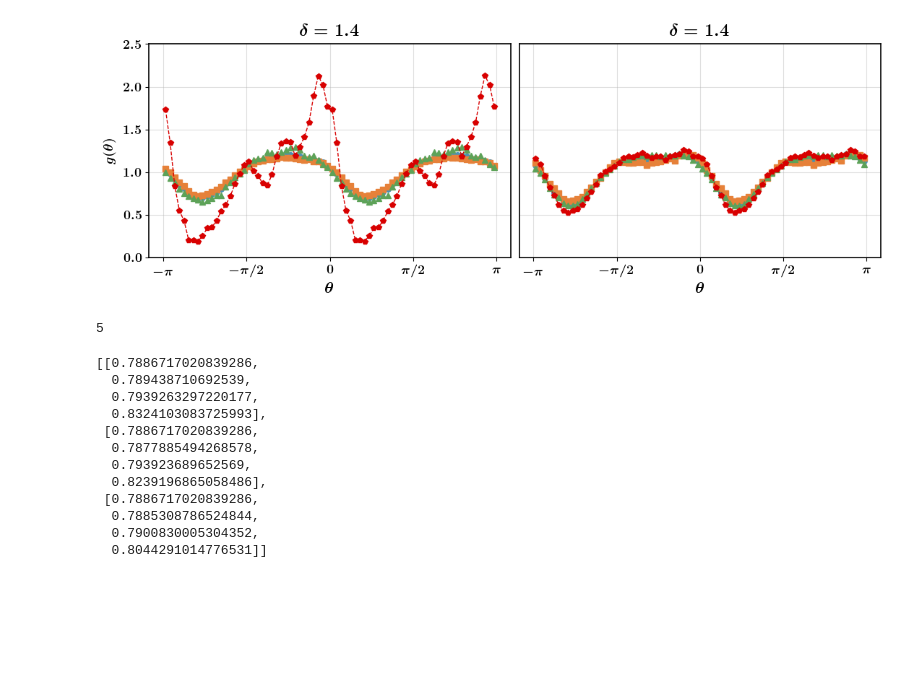
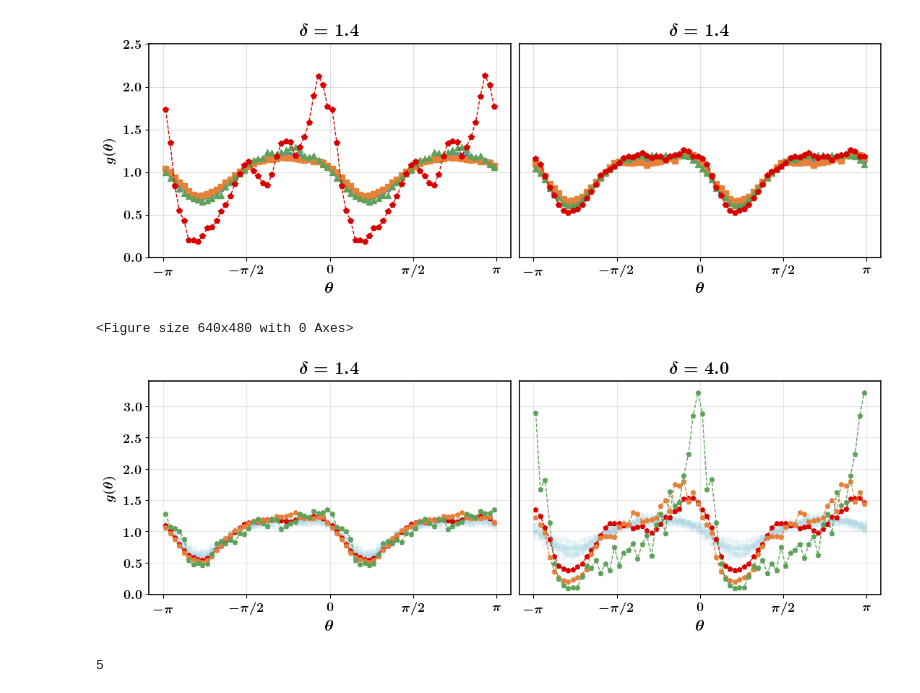
Before and after one commit to rahul-pandare/LF-DEM_notebooks, a Jupyter notebook: GSOE_poster.ipynb, the cells around one changed output. Drawn from its saved outputs; the diff is of its cells as text; code cells hidden in the pictures; blank space fills up the shorter version.

```diff
--- a/GSOE_poster.ipynb
+++ b/GSOE_poster.ipynb
@@ -942,9 +942,9 @@ contFile    = 'contacts.txt'
 # ]
 
 colors = [
-    ['#D3D3D3', '#D3D3D3', '#D3D3D3', '#D80000'],  # red last
-    ['#D3D3D3', '#D3D3D3', '#D3D3D3', '#e68139'],  # orange last
-    ['#D3D3D3', '#D3D3D3', '#D3D3D3', '#5da258']   # green last
+    ['#ADD8E6', '#ADD8E6', '#ADD8E6', '#D80000'],  # red last
+    ['#ADD8E6', '#ADD8E6', '#ADD8E6', '#e68139'],  # orange last
+    ['#ADD8E6', '#ADD8E6', '#ADD8E6', '#5da258']   # green last
 ]
 
 linestyles  = ['None', 'None', 'None', '--']
@@ -953,8 +953,7 @@ linestyles  = ['None', 'None', 'None', '--']
 topDir        = "/Volumes/rahul_2TB/high_bidispersity/new_data/"
 fig_save_path = '/Users/rahul/City College Dropbox/Rahul Pandare/CUNY/research/bidisperse_project/conferences/GSOE_poster/figures/'
 
-# both lists below should be of same length
-ar  = ['4.0'  , '1.4']
+ar  = ['1.4'  , '4.0']
 #phi = ['0.795', '0.765']
 
 ## phi vals for etar = 3500
@@ -1015,57 +1014,60 @@ for ij in range(len(vr)):
 
                 for n in range(len(contactAngleAllRuns)):
                     contactAngleList = [i for sub in contactAngleTotal[n] for i in sub]
                     contactAngleAllRuns[n].append(contactAngleList)
 
         # Loop for plotting histogram for each size pair
         for im in range(len(contactAngleAllRuns)):
             allContactAngles  = [i for sub in contactAngleAllRuns[im] for i in sub]
             counts, bin_edges = np.histogram(allContactAngles, bins = 72, density = True)
             bin_centers       = (bin_edges[:-1] + bin_edges[1:]) / 2
             countsAvg         = np.mean(counts)
-            axs[ii].plot(bin_centers, counts/countsAvg, linestyle = linestyles[im],
-                     marker=line_markers[im], markersize = 3,
-                         label=fr'\textbf{{{sizePair[ii]}}}', color = colors[ij][im])
+            zorder_mapping = {
+            '#D80000': 1,  # Red
+            '#e68139': 2,  # Orange
+            '#5da258': 3,  # Green
+            '#ADD8E6': 0   # Light Gray (should be in the background)
+            }
+
+            plot_color  = colors[ij][im]
+            zorder_value = zorder_mapping.get(plot_color, 1)
+            marker_alpha = 0.2 if plot_color == '#ADD8E6' else 1.0  # Reduce opacity for gray
+            markersize_value = 4.5 if arj == 4.0 else 1
+            axs[ii].plot(
+                bin_centers, counts / countsAvg, linestyle=linestyles[im],
+                marker=line_markers[im], markersize=markersize_value, alpha=marker_alpha,  # Apply dynamic alpha & size
+                label=fr'\textbf{{{sizePair[ii]}}}', color=plot_color,
+                zorder=zorder_value)
 
         xticks       = [-np.pi, -np.pi / 2, 0, np.pi / 2, np.pi]
         xtick_labels = [r'$-\pi$', r'$-\pi/2$', r'$0$', r'$\pi/2$', r'$\pi$']
         axs[ii].set_xticks(xticks, xtick_labels, fontsize = 13)
         axs[ii].set_xlabel(r'$\theta$',  fontsize = 16)
         axs[0].set_ylabel(r'$Z/\bar{Z}$', fontsize = 16)
-        axs[ii].set_title(fr'$\mathbf{{\delta = {arr}}}$', fontsize = 17, pad=8)
+        axs[ii].set_title(fr'$\mathbf{{\delta = {ar[ii]}}}$', fontsize = 17, pad=8)
 
-        axs[ii].grid(True, alpha=0.4, axis='both', which='both')
+        axs[ii].grid(True, alpha=0.3, axis='both', which='both')
         axs[0].set_ylabel(r'$g(\theta)$', fontsize = 13, labelpad=7) # comment this for 2.0 and 4.0
         axs[0].tick_params(axis='y', labelsize=13)
         axs[1].tick_params(axis='y', which='both', left=False, right=False, labelleft=False)
-        #axs[ii].set_ylim(0, 2.5)
+        axs[ii].set_ylim(-0.01, 3.4)
 
         for ax in axs.flat:
             ax.spines['top'].set_linewidth(1.2)
             ax.spines['right'].set_linewidth(1.2)
             ax.spines['left'].set_linewidth(1.2)
             ax.spines['bottom'].set_linewidth(1.2)
 
-if False:
+#fig.suptitle(fr'$\mathbf{{\zeta = 0.50, \; }$', fontsize = 17, pad=8)
+
+if True:
     figFormat     = ".png"
-    fig.savefig(fig_save_path + '/angularContacts_ar_1.4_4.0'  + figFormat, bbox_inches = "tight", dpi = 500, transparent = True)
+    fig.savefig(fig_save_path + 'angularContacts_ar_1.4_4.0_all_vr'  + figFormat, bbox_inches = "tight", dpi = 800, transparent = True)
 plt.show()
+# %% [output]
+<Figure size 640x480 with 0 Axes>
+[figure, added]
 # %%
 pcount
 # %% [output]
 5
-# %%
-phim
-# %% [output]
-[[0.7886717020839286,
-  0.789438710692539,
-  0.7939263297220177,
-  0.8324103083725993],
- [0.7886717020839286,
-  0.7877885494268578,
-  0.793923689652569,
-  0.8239196865058486],
- [0.7886717020839286,
-  0.7885308786524844,
-  0.7900830005304352,
-  0.8044291014776531]]
```
Also changed, not shown: parts of 2 cells of this notebook, 1 other file.
